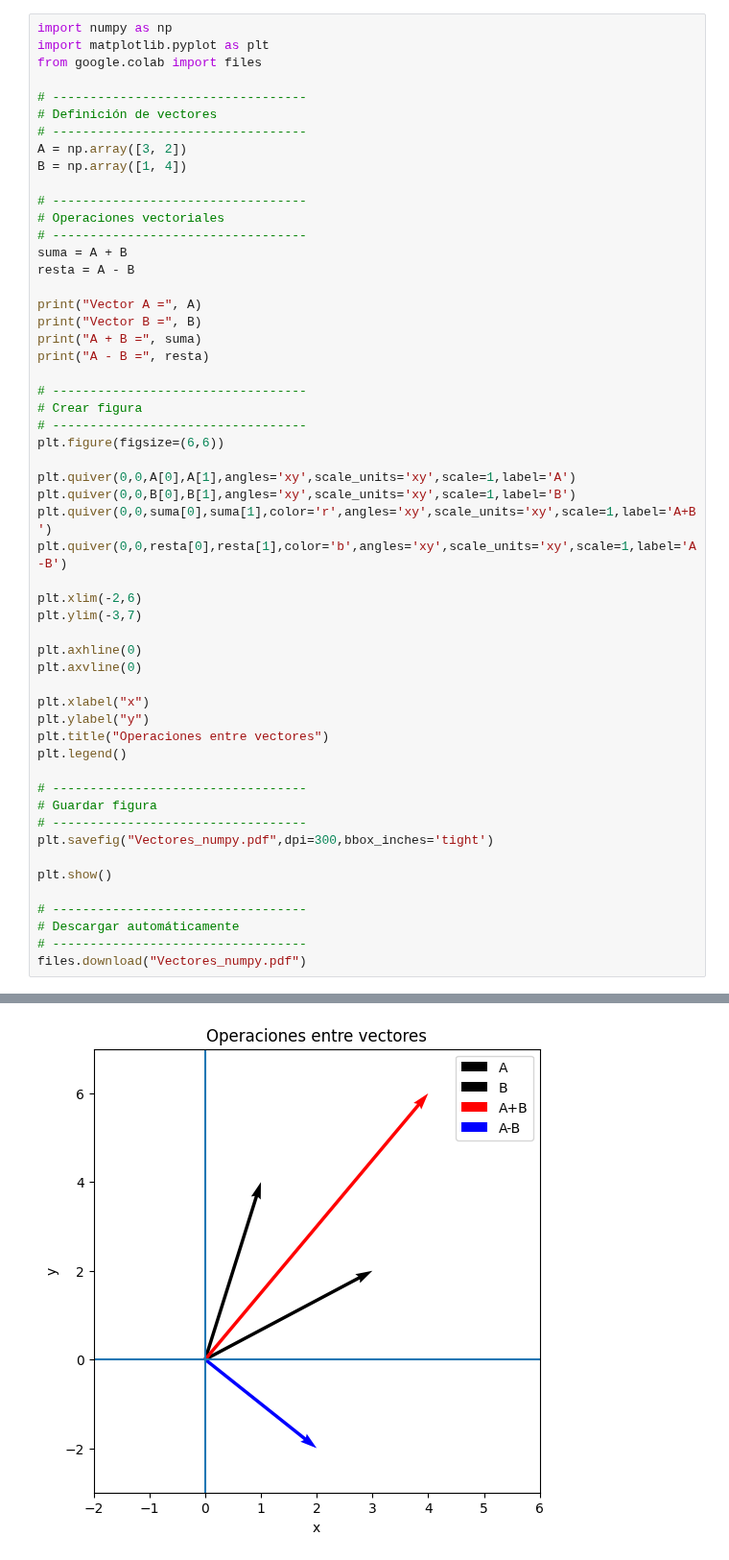
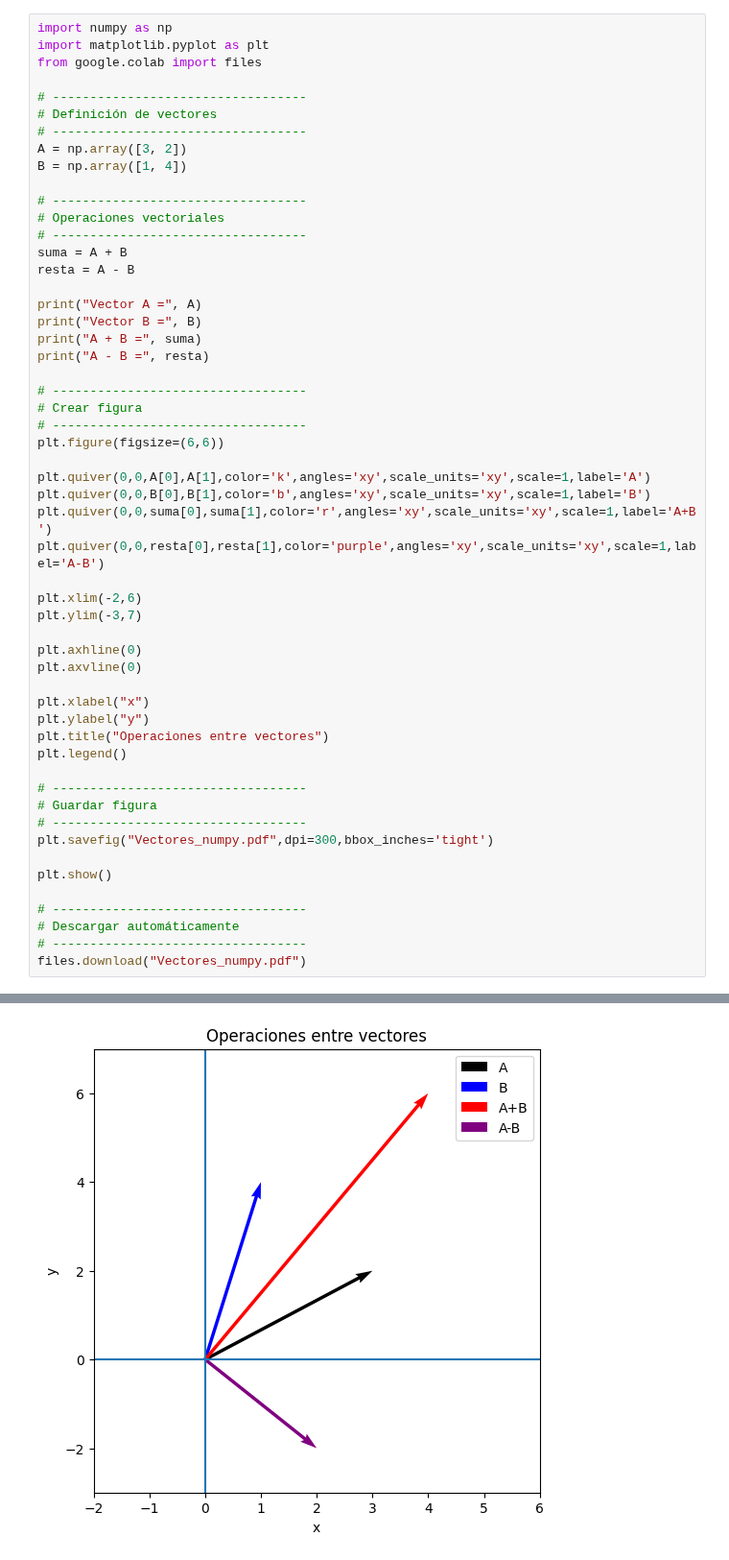
Before and after one commit to asegura4488/MetodosComputacionales2026, a Jupyter notebook: Semana2/SumaVectores.ipynb, the cells around one changed output, grey strips where cells are left out. Shown at 96% size. Drawn from its saved outputs; the diff is of its cells as text.

```diff
--- a/Semana2/SumaVectores.ipynb
+++ b/Semana2/SumaVectores.ipynb
@@ -27,38 +27,38 @@ print("A - B =", resta)
 # ----------------------------------
 plt.figure(figsize=(6,6))
 
-plt.quiver(0,0,A[0],A[1],angles='xy',scale_units='xy',scale=1,label='A')
-plt.quiver(0,0,B[0],B[1],angles='xy',scale_units='xy',scale=1,label='B')
+plt.quiver(0,0,A[0],A[1],color='k',angles='xy',scale_units='xy',scale=1,label='A')
+plt.quiver(0,0,B[0],B[1],color='b',angles='xy',scale_units='xy',scale=1,label='B')
 plt.quiver(0,0,suma[0],suma[1],color='r',angles='xy',scale_units='xy',scale=1,label='A+B')
-plt.quiver(0,0,resta[0],resta[1],color='b',angles='xy',scale_units='xy',scale=1,label='A-B')
+plt.quiver(0,0,resta[0],resta[1],color='purple',angles='xy',scale_units='xy',scale=1,label='A-B')
 
 plt.xlim(-2,6)
 plt.ylim(-3,7)
 
 plt.axhline(0)
 plt.axvline(0)
 
 plt.xlabel("x")
 plt.ylabel("y")
 plt.title("Operaciones entre vectores")
 plt.legend()
 
 # ----------------------------------
 # Guardar figura
 # ----------------------------------
 plt.savefig("Vectores_numpy.pdf",dpi=300,bbox_inches='tight')
 
 plt.show()
 
 # ----------------------------------
 # Descargar automáticamente
 # ----------------------------------
 files.download("Vectores_numpy.pdf")
 # %% [output]
 Vector A = [3 2]
 Vector B = [1 4]
 A + B = [4 6]
 A - B = [ 2 -2]
-[figure, old version]
+[figure, new version]
 [interactive output not drawn]
 [interactive output not drawn]
```
